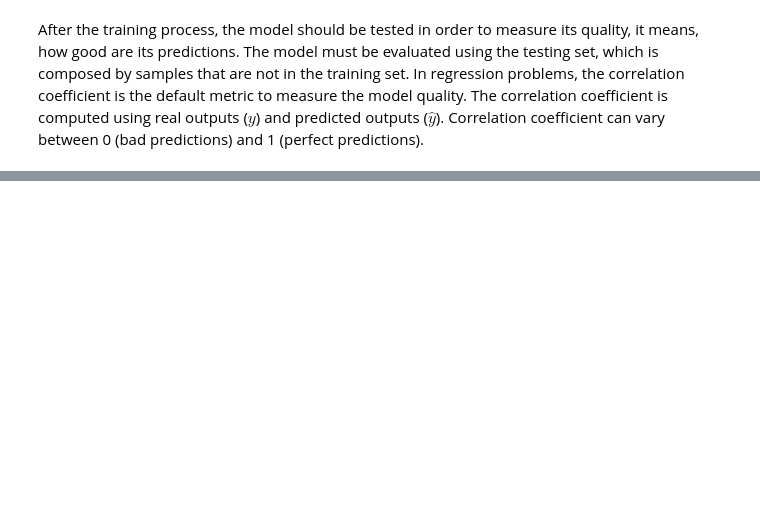
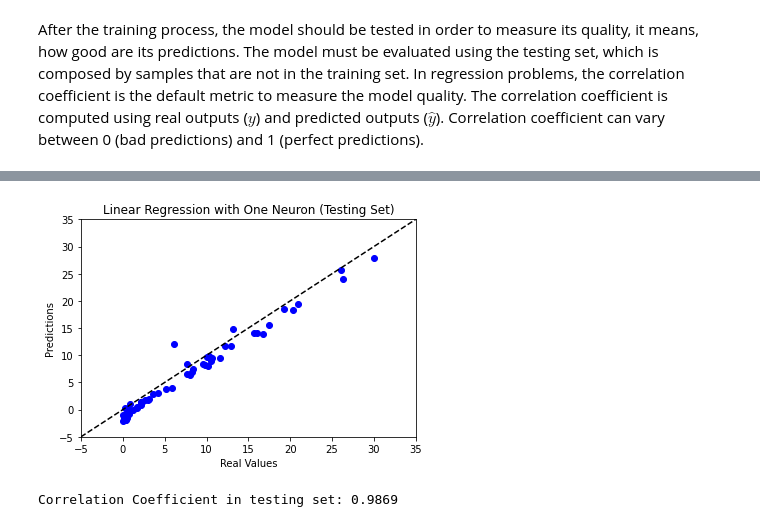
Before and after one commit to Sandrocamargo/deep-learning, a Jupyter notebook: dl_class03_LinearRegressionSingleNeuron.ipynb, the cells around one changed output, grey strips where cells are left out. Drawn from its saved outputs; the diff is of its cells as text; code cells hidden in the pictures; blank space fills up the shorter version.

```diff
--- a/dl_class03_LinearRegressionSingleNeuron.ipynb
+++ b/dl_class03_LinearRegressionSingleNeuron.ipynb
@@ -205,20 +205,17 @@ After the training process, the model should be tested in order to measure its q
 The correlation coefficient is computed using real outputs ($y$) and predicted outputs ($\hat{y}$). Correlation coefficient can vary between 0 (bad predictions) and 1 (perfect predictions).
 # %%
 test_predictions = model.predict(test_x).flatten() # predict radon activities with the built linear regression model
-fig = plt.figure()
-ax = fig.add_subplot(111)
 
 plt.scatter(test_y, test_predictions, marker = 'o', c = 'blue')
 plt.plot([-5,35], [-5,35], color = 'black', ls = '--')
-
 plt.ylabel('Predictions')
 plt.xlabel('Real Values')
 plt.title('Linear Regression with One Neuron (Testing Set)')
-
 plt.ylim(-5, 35)
 plt.xlim(-5, 35)
-
 plt.axis(True)
 plt.show()
+
 output = pd.DataFrame.to_numpy(test_y, copy=True)
 print("Correlation Coefficient in testing set: %.4f" % np.corrcoef(test_predictions, np.transpose(output))[0,1])
+# %% [output]
@@ -225,2 +223,4 @@ print("Correlation Coefficient in testing set: %.4f" % np.corrcoef(test_predicti
+[figure, added]
+Correlation Coefficient in testing set: 0.9869
 # %%
 train_predictions = model.predict(train_x).flatten() # predict radom activities with the built linear regression model
```
Also changed, not shown: parts of 7 cells of this notebook, 2 other files.
